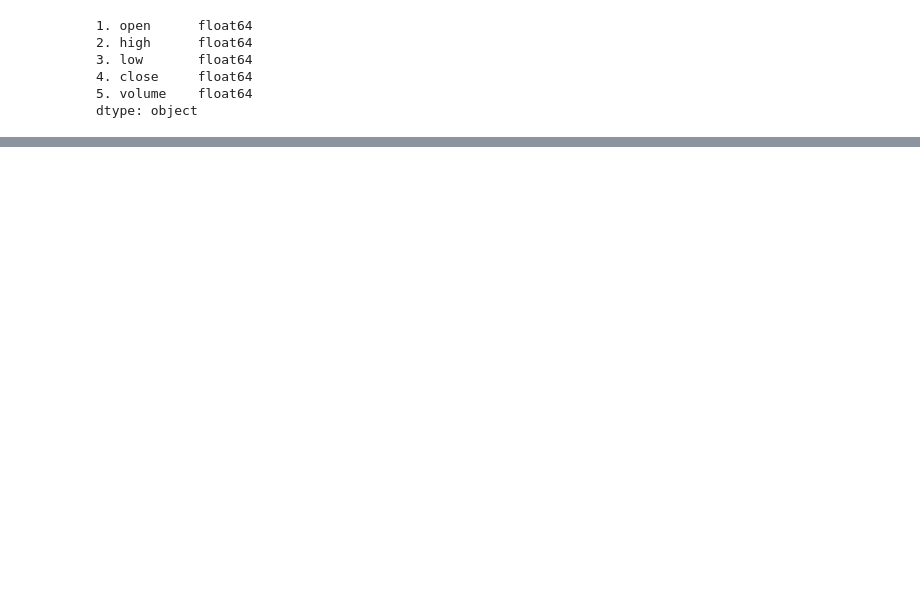
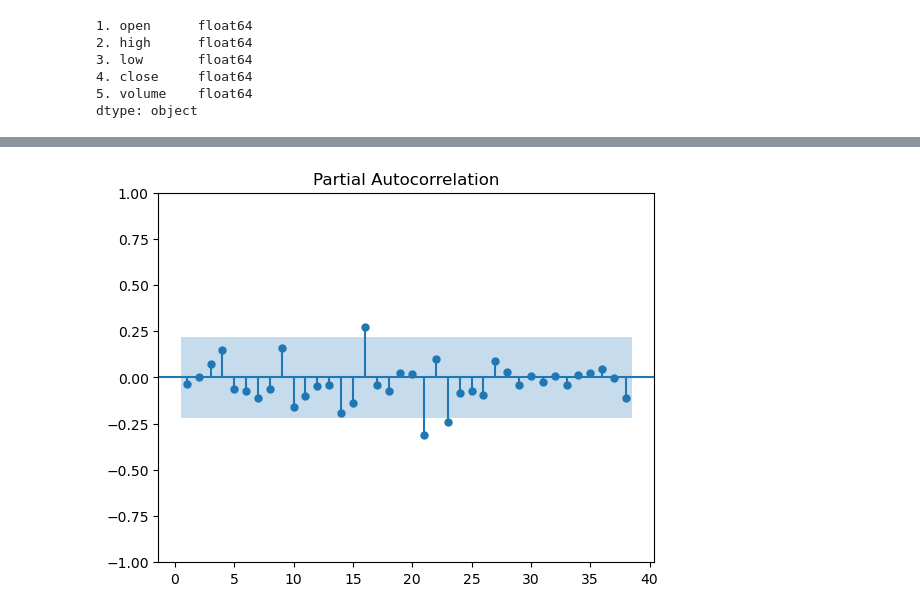
Before and after one commit to Nifoluwa/ML_for_finance, a Jupyter notebook: Time_Series/Walkthrough.ipynb, the cells around one changed output, grey strips where cells are left out. Saved outputs shown, nothing was run; the diff lists cells and outputs as text; code cells hidden in the pictures; blank space fills up the shorter version.

```diff
--- a/Time_Series/Walkthrough.ipynb
+++ b/Time_Series/Walkthrough.ipynb
@@ -140,0 +204,4 @@ df_train.plot(figsize=(15,5));
+# %%
+sgt.plot_pacf(df_train.returns[1:], lags=38, zero=False);
+# %% [output]
+[figure, added]
```
Also changed, not shown: parts of 45 cells of this notebook, 4 other files.
